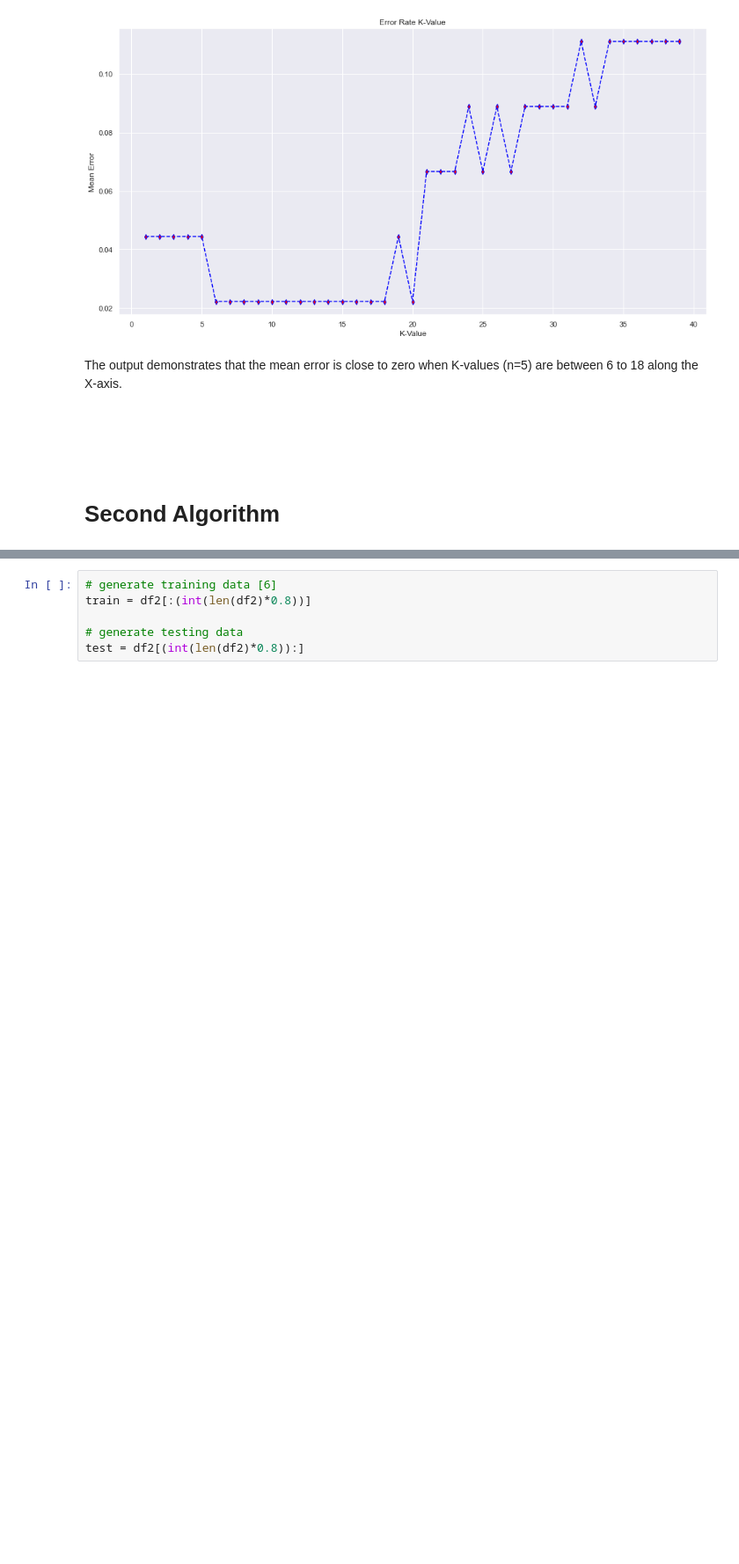
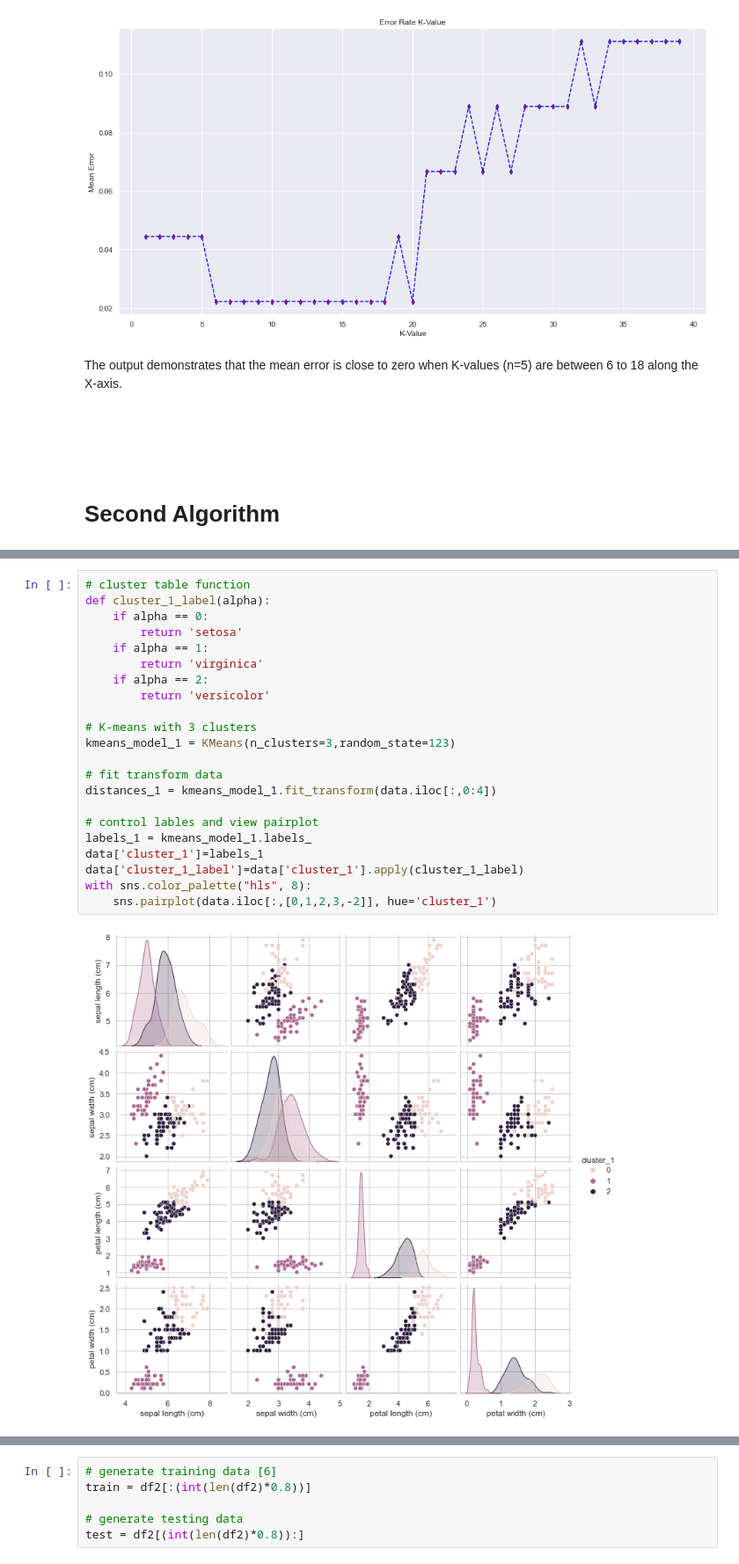
Before and after one commit to Deego88/MLS, a Jupyter notebook: Scikit-learn.ipynb, the cells around one changed output, grey strips where cells are left out. Shown at 88% size. Drawn from its saved outputs; the diff is of its cells as text; blank space fills up the shorter version.

```diff
--- a/Scikit-learn.ipynb
+++ b/Scikit-learn.ipynb
@@ -445,0 +507,24 @@ np.polyfit(df2["Engine Size"], df2["CO2 Emissions"], 1)
+# %%
+# cluster table function
+def cluster_1_label(alpha):
+    if alpha == 0:
+        return 'setosa'
+    if alpha == 1:
+        return 'virginica'
+    if alpha == 2:
+        return 'versicolor'
+
+# K-means with 3 clusters
+kmeans_model_1 = KMeans(n_clusters=3,random_state=123)
+
+# fit transform data
+distances_1 = kmeans_model_1.fit_transform(data.iloc[:,0:4])
+
+# control lables and view pairplot
+labels_1 = kmeans_model_1.labels_
+data['cluster_1']=labels_1
+data['cluster_1_label']=data['cluster_1'].apply(cluster_1_label)
+with sns.color_palette("hls", 8):
+    sns.pairplot(data.iloc[:,[0,1,2,3,-2]], hue='cluster_1')
+# %% [output]
+[figure, added]
```
Also changed, not shown: parts of 60 cells of this notebook, 1 other file.
